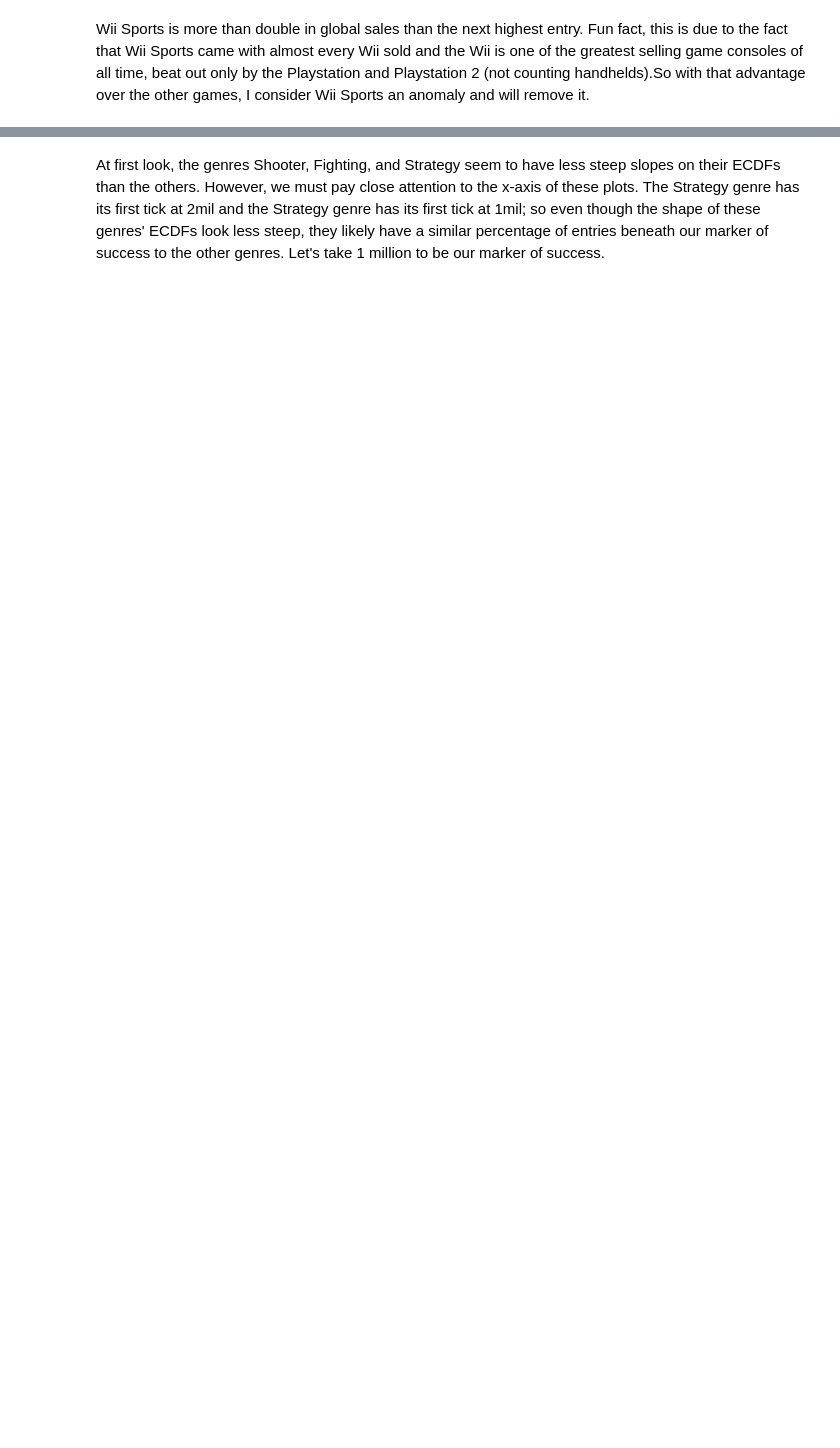
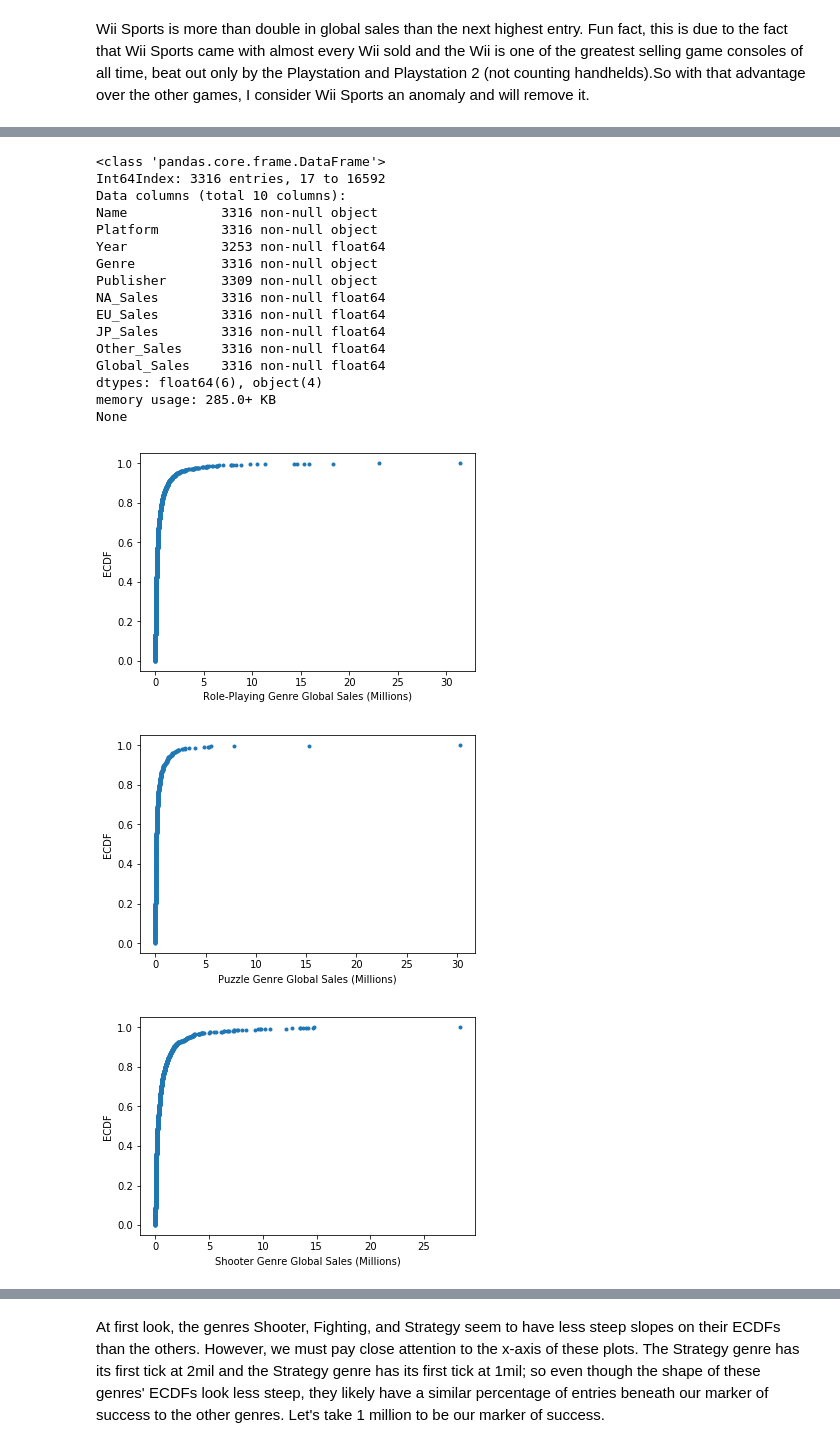
Before and after one commit to leokeeler/vgsales_notebook, a Jupyter notebook: vgsales_notebook.ipynb, the cells around one changed output, grey strips where cells are left out. Drawn from its saved outputs; the diff is of its cells as text; code cells hidden in the pictures; blank space fills up the shorter version.

```diff
--- a/vgsales_notebook.ipynb
+++ b/vgsales_notebook.ipynb
@@ -44,12 +81,32 @@ The sales are extremely bottom heavy, with more than 80% of the data with less t
 # %%
 genre_names=vgsales['Genre'].unique().tolist() #Get a list of genres for keys for our dictionary.
 genre_dict={name: vgsales.loc[vgsales['Genre']==name] for name in genre_names}  #Loop to create our dictionary of
 #genre-separated DFs
 print(genre_dict['Action'].info()) #Making sure it worked.
 #Now let's make a loop to create an ECDF for each genre DF.
 for name in genre_dict:
     x_genre, y_genre=ecdf(genre_dict[name]['Global_Sales'])
     _=plt.plot(x_genre, y_genre, marker='.', linestyle='none')
-    _=plt.xlabel(name + ' Genre Global Sales (Million)')
+    _=plt.xlabel(name + ' Genre Global Sales (Millions)')
     _=plt.ylabel('ECDF')
     plt.show()
+# %% [output]
+<class 'pandas.core.frame.DataFrame'>
+Int64Index: 3316 entries, 17 to 16592
+Data columns (total 10 columns):
+Name            3316 non-null object
+Platform        3316 non-null object
+Year            3253 non-null float64
+Genre           3316 non-null object
+Publisher       3309 non-null object
+NA_Sales        3316 non-null float64
+EU_Sales        3316 non-null float64
+JP_Sales        3316 non-null float64
+Other_Sales     3316 non-null float64
+Global_Sales    3316 non-null float64
+dtypes: float64(6), object(4)
+memory usage: 285.0+ KB
+None
+[figure, added]
+[figure, added]
+[figure, added]
```
Also changed, not shown: parts of 41 cells of this notebook.
